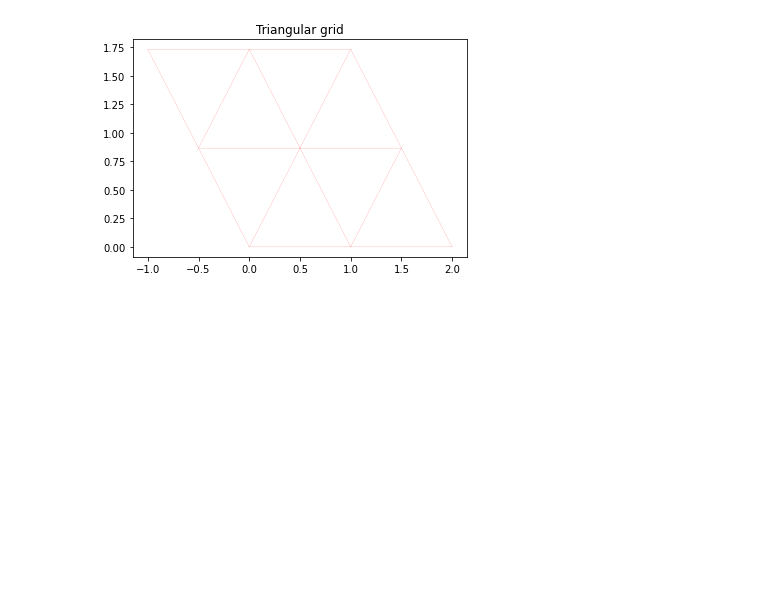
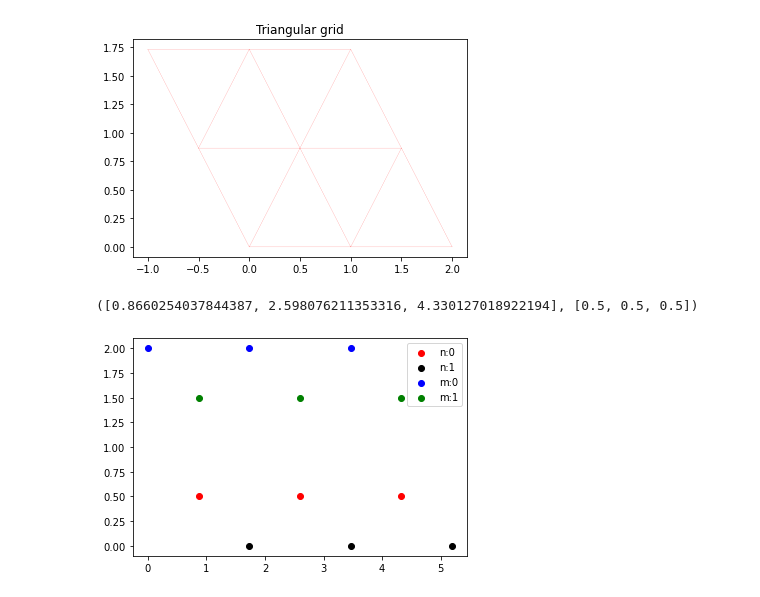
Before and after one commit to larstors/BA, a Jupyter notebook: testing.ipynb, the cells around one changed output. Drawn from its saved outputs; the diff is of its cells as text; code cells hidden in the pictures; blank space fills up the shorter version.

```diff
--- a/testing.ipynb
+++ b/testing.ipynb
@@ -224,3 +224,46 @@ plt.title('Triangular grid')
 [[0, 1, 4], [3, 0, 4], [1, 2, 5], [4, 1, 5], [3, 4, 7], [6, 3, 7], [4, 5, 8], [7, 4, 8]]
 Text(0.5, 1.0, 'Triangular grid')
 [figure]
+# %%
+L = 3
+def hex_cor(n, j):
+    xf = []
+    yf = []
+
+    c30 = np.cos(np.pi/6)
+    s30 = np.sin(np.pi/6)
+
+    for i in range(len(n)):
+        y = int(n[i]/L)
+        x = 2 * (n[i]%L) + j[i] - y
+        x += 1
+        xf.append(x * c30)
+        if (y%2 == 1):
+            if (x%2 == 1):
+                yf.append(y * (1 + s30))
+            else:
+                yf.append((y * 3 + 1)/2)
+        else:
+            if (x%2 == 1):
+                yf.append(1.5 * y + 0.5)
+            else:
+                yf.append(1.5 * y)
+
+    return xf, yf
+
+n = np.array([0, 1, 2])
+m = np.array([3, 4, 5])
+y = np.array([0, 0, 0])
+j = np.array([1, 1, 1])
+print(hex_cor(n, y))
+
+plt.scatter(hex_cor(n, y)[0], hex_cor(n, y)[1], label="n:0", c="r")
+plt.scatter(hex_cor(n, j)[0], hex_cor(n, j)[1], label="n:1", c="k")
+plt.scatter(hex_cor(m, y)[0], hex_cor(m, y)[1], label="m:0", c="b")
+plt.scatter(hex_cor(m, j)[0], hex_cor(m, j)[1], label="m:1", c="g")
+
+plt.legend()
+plt.show()
+# %% [output]
+([0.8660254037844387, 2.598076211353316, 4.330127018922194], [0.5, 0.5, 0.5])
+[figure, added]
```
Also changed, not shown: parts of 2 cells of this notebook, 2 other files.
